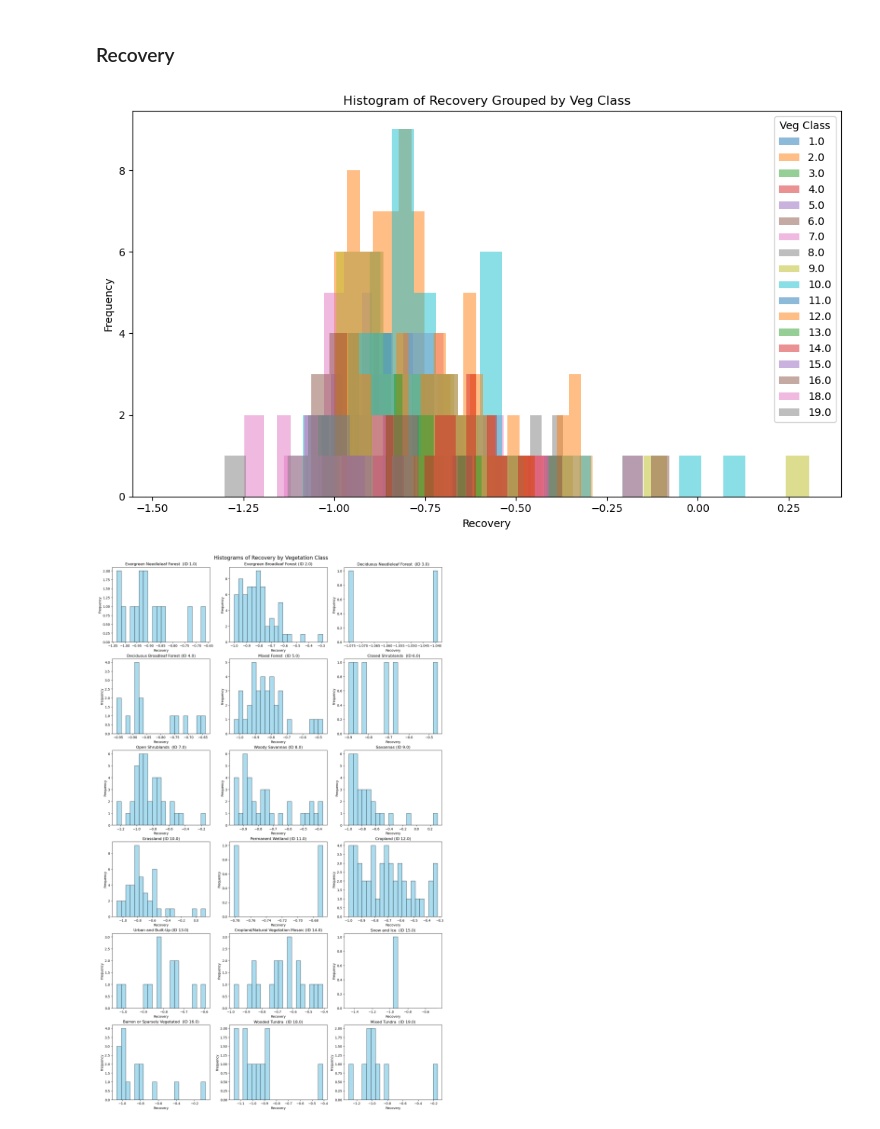
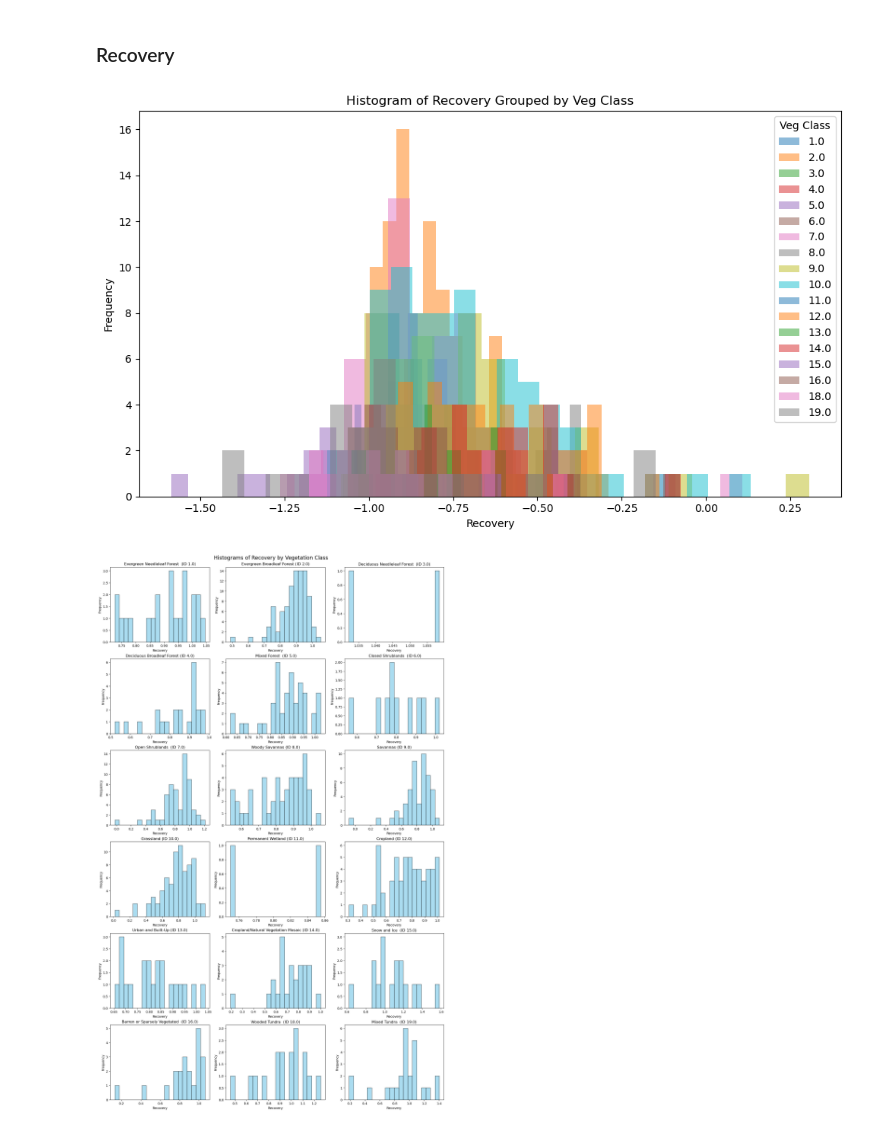
Before and after one commit to bgrandt/masters_thesis, a Jupyter notebook: 4_analysis.ipynb, the cells around one changed output. Drawn from its saved outputs; the diff is of its cells as text; code cells hidden in the pictures.

```diff
--- a/4_analysis.ipynb
+++ b/4_analysis.ipynb
@@ -504,7 +33,7 @@ len(skipped_kndvi_invalid)
 ## Visualize Results
 # %%
 # Load pre-computed results
-df_all = pd.read_csv('data/16_07_df_all.csv', index_col=['event_label', 'veg_class'])
+df_all = pd.read_csv('data/17_07_df_all.csv', index_col=['event_label', 'veg_class'])
 
 # Load translation df
 df_translation = pd.read_csv('data/GLDA_veg_legend.csv', index_col=0)
@@ -569,12 +98,12 @@ plt.show()
 ### Resistance
 # %%
 # Group by 'veg_class' level of the index
-grouped = df_all.groupby(level='veg_class')['resistance']
+grouped_resist = df_all.groupby(level='veg_class')['resistance']
 
 # Plot histograms for each group
 plt.figure(figsize=(10, 6))
 
-for name, group in grouped:
+for name, group in grouped_resist:
     plt.hist(group.dropna(), bins=20, alpha=0.5, label=str(name))  # dropna for clean histogram
 
 plt.xlabel('Resistance')
@@ -626,13 +155,13 @@ plt.show()
 ### Recovery
 # %%
 # Group by 'veg_class' level of the index
-grouped = df_all.groupby(level='veg_class')['recovery']
+grouped_recov = df_all.groupby(level='veg_class')['recovery']
 
 # Plot histograms for each group
 plt.figure(figsize=(10, 6))
 
-for name, group in grouped:
-    plt.hist(group.dropna(), bins=20, alpha=0.5, label=str(name))  # dropna for clean histogram
+for name, grouped_recov in grouped:
+    plt.hist(grouped_recov.dropna(), bins=20, alpha=0.5, label=str(name))  # dropna for clean histogram
 
 plt.xlabel('Recovery')
 plt.ylabel('Frequency')
@@ -641,41 +170,38 @@ plt.legend(title='Veg Class')
 plt.tight_layout()
 plt.show()
 # %% [output]
-[figure, old version]
+[figure, new version]
 # %%
 # Get mapping from numeric class to class name
 class_name_map = df_translation.iloc[:, 0].to_dict()
-
-# Group df_all by 'veg_class' level in MultiIndex
-grouped = df_all.groupby(level='veg_class')['recovery']
 
 # Get unique veg_classes and count for subplot grid
 veg_classes = list(grouped.groups.keys())
 n = len(veg_classes)
 
 # Set up subplot grid (e.g., 3 columns)
 ncols = 3
 nrows = int(np.ceil(n / ncols))
 
 fig, axes = plt.subplots(nrows, ncols, figsize=(5 * ncols, 4 * nrows), constrained_layout=True)
 axes = axes.flatten()
 
 # Plot each veg_class in its own subplot with translated label
 for i, veg_class in enumerate(veg_classes):
     class_name = class_name_map.get(veg_class, f'Class {veg_class}')  # fallback if not found
     group = grouped.get_group(veg_class)
 
     ax = axes[i]
     ax.hist(group.dropna(), bins=20, alpha=0.7, color='skyblue', edgecolor='black')
     ax.set_title(f'{class_name} (ID {veg_class})')
     ax.set_xlabel('Recovery')
     ax.set_ylabel('Frequency')
 
 # Hide unused axes
 for j in range(i + 1, len(axes)):
     fig.delaxes(axes[j])
 
 plt.suptitle('Histograms of Recovery by Vegetation Class', fontsize=16)
 plt.show()
 # %% [output]
-[figure, old version]
+[figure, new version]
```
Also changed, not shown: parts of 11 cells of this notebook, 7 other files.
